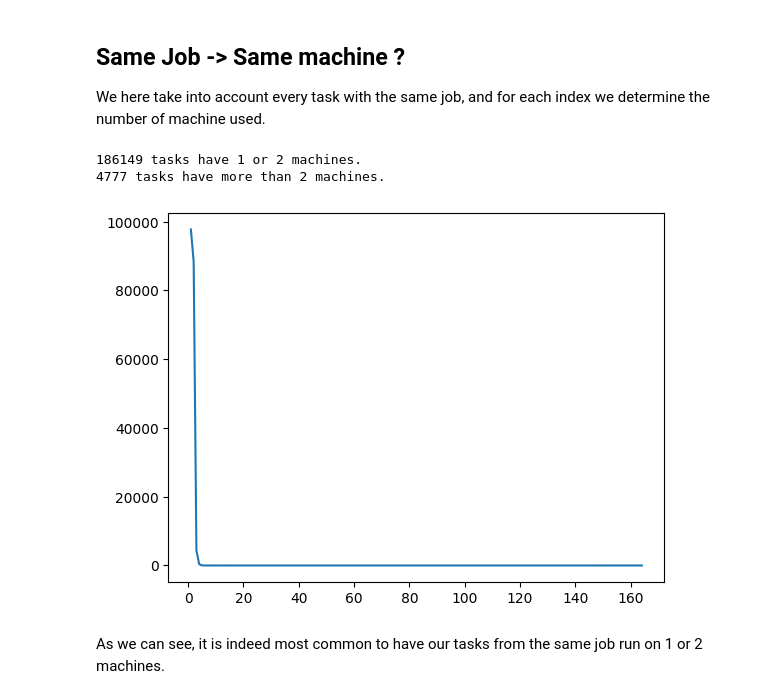
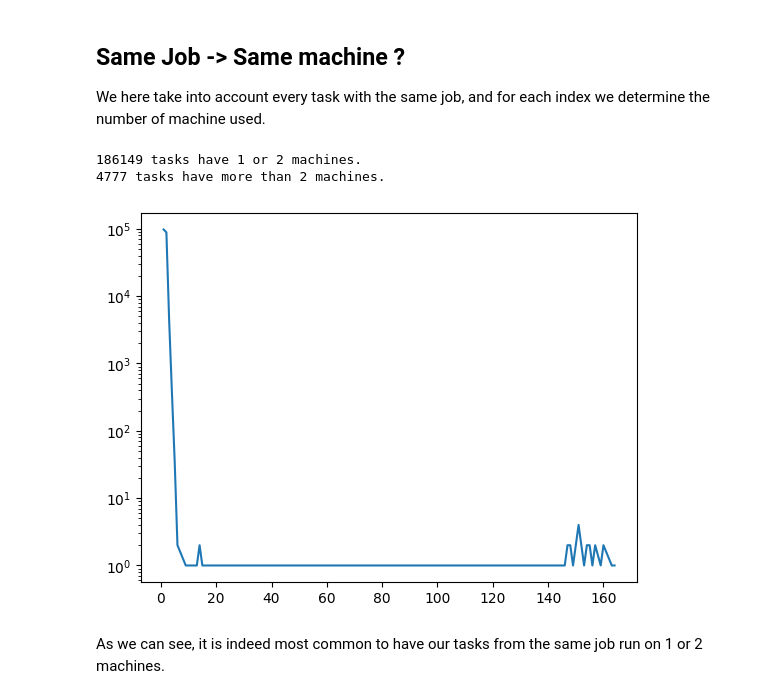
Before and after one commit to EltRnl/SparkProject, a Jupyter notebook: src/rough_exploration.ipynb, the cells around one changed output. Saved outputs shown, nothing was run; the diff lists cells and outputs as text; code cells hidden in the pictures.

Commit message:
plot in log scale, to better see low and high values

```diff
--- a/src/rough_exploration.ipynb
+++ b/src/rough_exploration.ipynb
@@ -407,26 +407,27 @@ We here take into account every task with the same job, and for each index we de
 # %%
 nb_machines_per_job = task_events \
     .map(lambda event: ((task_events_get["job ID"](event),task_events_get["task index"](event)),{task_events_get["machine ID"](event)})) \
     .reduceByKey(lambda machine1,machine2: machine1 | machine2) \
     .map(lambda job: len(job[1]))
 
 same_and_different_distribution = nb_machines_per_job \
     .map(lambda count: "1 or 2" if count<=2 else "more than 2") \
     .countByValue() \
     .items()
 
 for stat in same_and_different_distribution:
     print(f"{stat[1]} tasks have {stat[0]} machines.")
 
 final = list(nb_machines_per_job.countByValue().items())
 final.sort(key=lambda x:x[0])
 
 plt.plot(*zip(*final))
+plt.yscale("log")
 plt.show()
 # %% [output]
 186149 tasks have 1 or 2 machines.
 4777 tasks have more than 2 machines.
-[figure, old version]
+[figure, new version]
 # %% [markdown]
 As we can see, it is indeed most common to have our tasks from the same job run on 1 or 2 machines.
 # %% [markdown]
```
